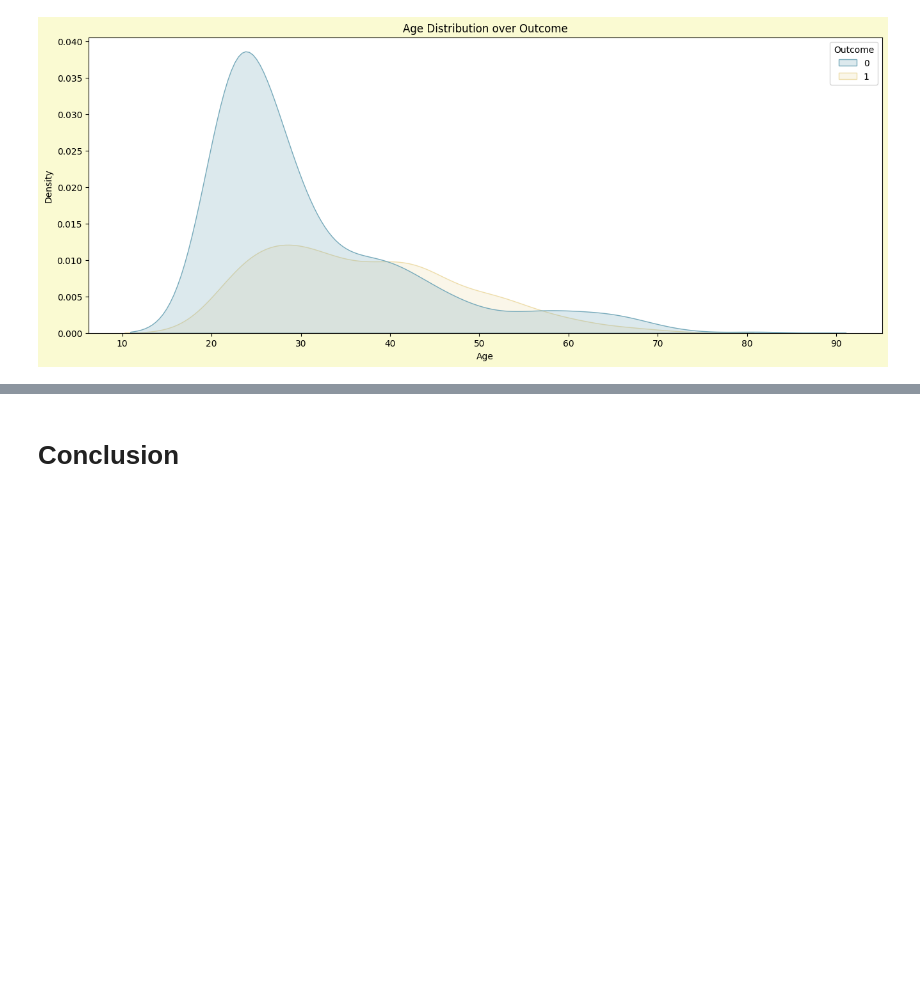
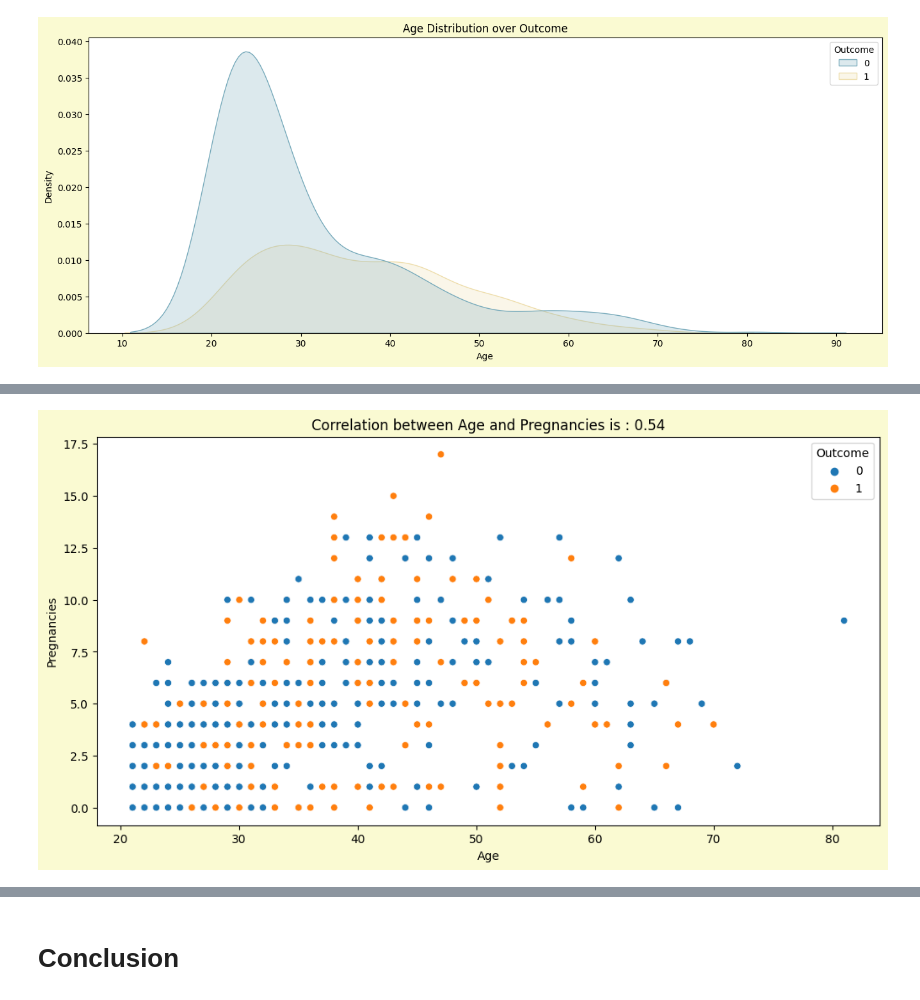
Before and after one commit to hmarathe420/Diabetes_Prediction, a Jupyter notebook: Diabetes_Prediction.ipynb, the cells around one changed output, grey strips where cells are left out. Saved outputs shown, nothing was run; the diff lists cells and outputs as text; code cells hidden in the pictures; blank space fills up the shorter version.

```diff
--- a/Diabetes_Prediction.ipynb
+++ b/Diabetes_Prediction.ipynb
@@ -242,0 +243,10 @@ plt.show()
+# %%
+# ploting scatter plot for Age and Pregnancies
+plt.figure(figsize = (12,6), facecolor = 'lightgoldenrodyellow')
+sns.scatterplot(data = df , x = 'Age', y ='Pregnancies', hue = 'Outcome')
+corr = round(np.corrcoef(x = df['Age'],y = df['Pregnancies'])[0][1],2)
+plt.title(f"Correlation between Age and Pregnancies is : {corr}")
+plt.plot()
+plt.show()
+# %% [output]
+[figure, added]
```
Also changed, not shown: parts of 5 cells of this notebook.
